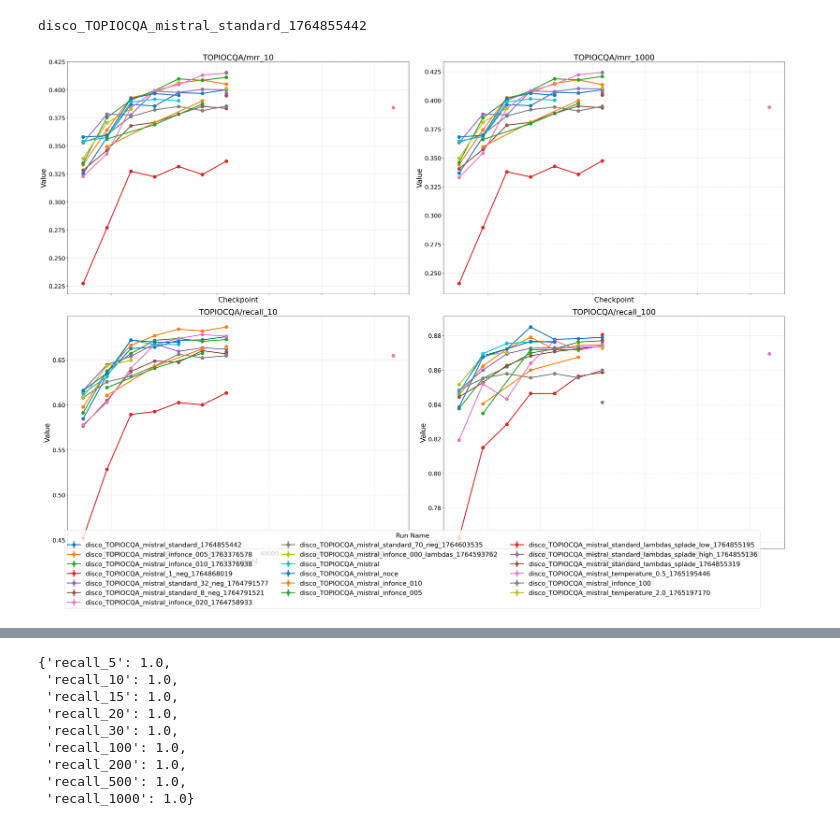
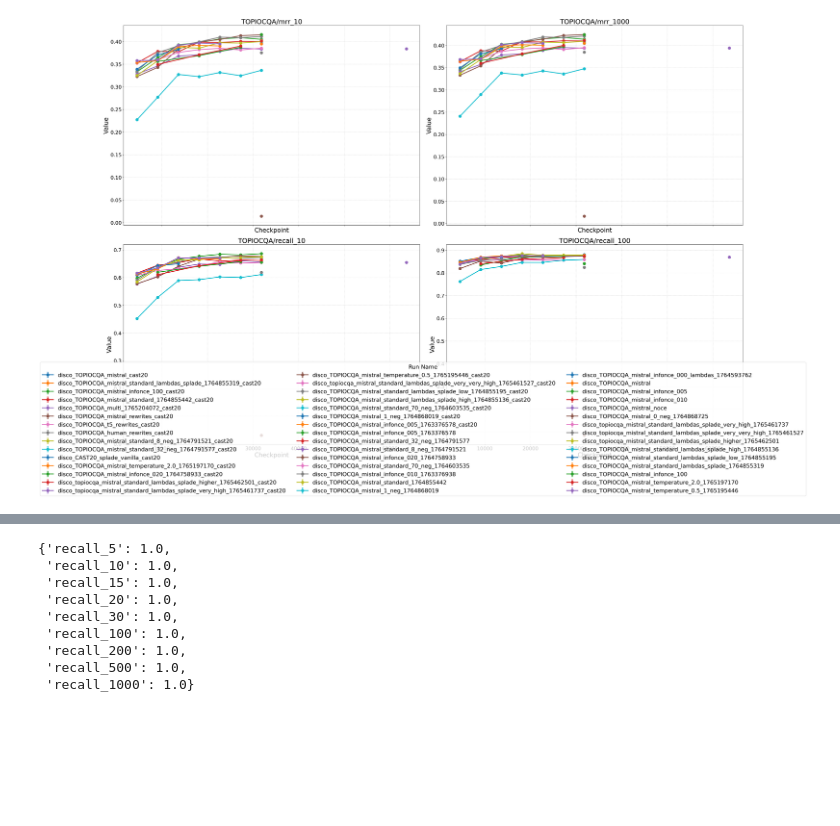
Before and after one commit to Janhutter/disco-conv-splade, a Jupyter notebook: analysis copy.ipynb, the cells around one changed output, grey strips where cells are left out. Drawn from its saved outputs; the diff is of its cells as text; code cells hidden in the pictures; blank space fills up the shorter version.

```diff
--- a/analysis copy.ipynb
+++ b/analysis copy.ipynb
@@ -14,6 +14,8 @@ run_list = []
 for run in runs:
     if "ckpt" in ast.literal_eval(run.config["config"])['out_dir']:
         run_list.append(run)
+    if "cast20" in ast.literal_eval(run.config["config"])['index_dir'].split('/'):
+        run_list.append(run)
 df_list = []
 
 for run in run_list:
@@ -23,8 +25,12 @@ for run in run_list:
     # extract run_name from config
     config_dict = ast.literal_eval(run.config["config"])
     try:
-        run_checkpoint = int(config_dict['checkpoint_dir'].split('-')[-1])
-        run_name = config_dict['checkpoint_dir'].split('/')[-2]
+        if "cast20/mrr_10" in tmp_df.columns:
+            run_checkpoint = 0
+            run_name = config_dict['checkpoint_dir'].split('/')[-2] + "_cast20"
+        else:
+            run_checkpoint = int(config_dict['checkpoint_dir'].split('-')[-1])
+            run_name = config_dict['checkpoint_dir'].split('/')[-2]
         tmp_df['run_name'] = run_name
         tmp_df['run_checkpoint'] = run_checkpoint
         df_list.append(tmp_df)
@@ -56,23 +62,15 @@ runs_df['run_checkpoint'] = runs_df.apply(
     lambda row: row['run_checkpoint'] * 2 if '1_neg' in row['run_name'] else row['run_checkpoint'],
     axis=1
 )
-# %%
-df_list
-
-config_dict = ast.literal_eval(run.config["config"])
-run_checkpoint = int(config_dict['checkpoint_dir'].split('-')[-1])
-run_name = config_dict['checkpoint_dir'].split('/')[-2]
-tmp_df['run_name'] = run_name
-tmp_df['run_checkpoint'] = run_checkpoint
-df_list.append(tmp_df)
-print(run_name)
-# %% [output]
-disco_TOPIOCQA_mistral_standard_1764855442
 # %%
 runs_df = runs_df[~runs_df.run_name.str.contains("3636")]
 runs_df = runs_df[~runs_df.run_name.str.contains("6458")]
 runs_df["runtime"] = runs_df["_wandb"].apply(lambda d: d.get("runtime"))
-runs_df = runs_df[runs_df["runtime"] > 10]
+
+mask_cast20 = runs_df["run_name"].str.contains("cast20", case=False, na=False)
+
+# keep cast20 runs OR runs with runtime > 3
+runs_df = runs_df[ mask_cast20 | (runs_df["runtime"] > 3) ]
 
 
 metrics_to_plot = [
@@ -119,31 +117,31 @@ for ax, metric in zip(axes, metrics_to_plot):
     for run in run_names:
         df_subset = agg_df[agg_df["run_name"] == run].sort_values("run_checkpoint")
 
         ax.errorbar(
             df_subset["run_checkpoint"],
             df_subset[mean_col],
             yerr=df_subset[std_col],
             marker="o",
             linestyle="-",
             capsize=3,
             label=run
         )
 
     ax.set_title(metric)
     ax.set_xlabel("Checkpoint")
     ax.set_ylabel("Value")
     ax.grid(True, linestyle="--", alpha=0.5)
 
 # Legend
 handles, labels = axes[0].get_legend_handles_labels()
 fig.legend(
     handles,
     labels,
     title="Run Name",
     loc="lower center",
     ncol=3,
     bbox_to_anchor=(0.5, -0.09)  # adjust this value if you want it lower or higher
 )
 plt.show()
 # %% [output]
-[figure, old version]
+[figure, new version]
```
Also changed, not shown: parts of 26 cells of this notebook, 3 other files.
